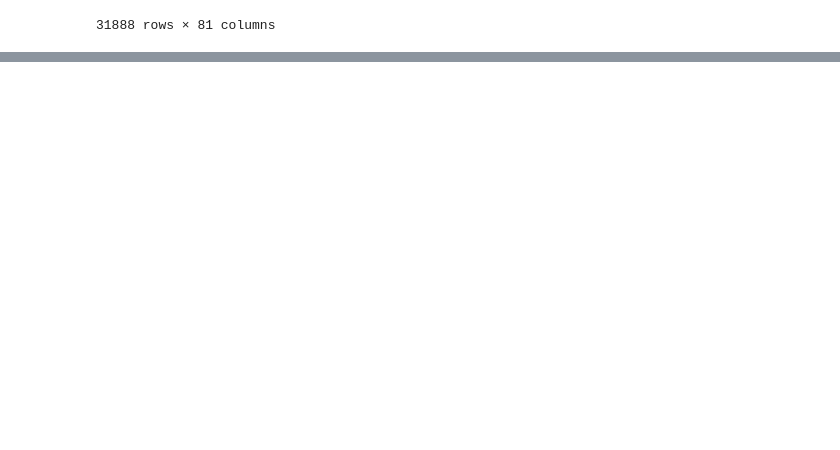
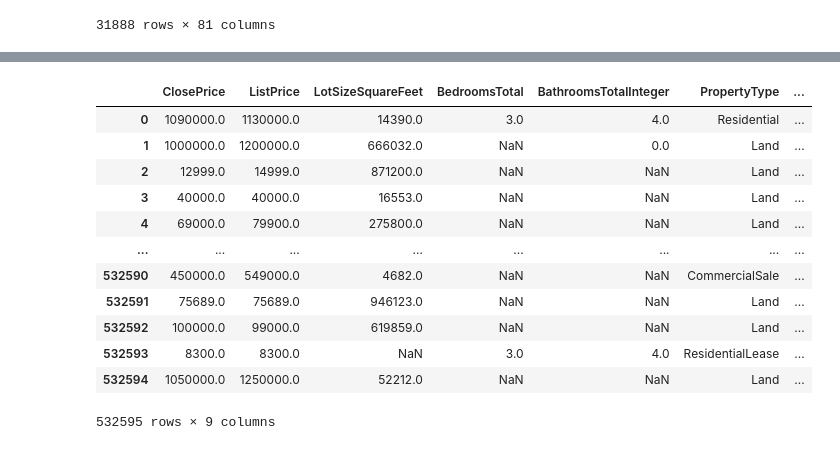
Before and after one commit to DeeptiKhetan/idx-data-analyst, a Jupyter notebook: analysis.ipynb, the cells around one changed output, grey strips where cells are left out. Saved outputs shown, nothing was run; the diff lists cells and outputs as text; code cells hidden in the pictures; blank space fills up the shorter version.

```diff
--- a/analysis.ipynb
+++ b/analysis.ipynb
@@ -87,0 +148,17 @@ df_listings
+# %%
+df_sold_new = df_sold[["ClosePrice","ListPrice", "LotSizeSquareFeet","BedroomsTotal", "BathroomsTotalInteger","PropertyType", "BuyerAgentAOR", "ListAgentAOR", "DaysOnMarket"]].copy()
+df_sold_new
+# %% [output]
+|  | ClosePrice | ListPrice | LotSizeSquareFeet | BedroomsTotal | BathroomsTotalInteger | PropertyType | ... |
+| 0 | 1090000.0 | 1130000.0 | 14390.0 | 3.0 | 4.0 | Residential | ... |
+| 1 | 1000000.0 | 1200000.0 | 666032.0 | NaN | 0.0 | Land | ... |
+| 2 | 12999.0 | 14999.0 | 871200.0 | NaN | NaN | Land | ... |
+| 3 | 40000.0 | 40000.0 | 16553.0 | NaN | NaN | Land | ... |
+| 4 | 69000.0 | 79900.0 | 275800.0 | NaN | NaN | Land | ... |
+| ... | ... | ... | ... | ... | ... | ... | ... |
+| 532590 | 450000.0 | 549000.0 | 4682.0 | NaN | NaN | CommercialSale | ... |
+| 532591 | 75689.0 | 75689.0 | 946123.0 | NaN | NaN | Land | ... |
+| 532592 | 100000.0 | 99000.0 | 619859.0 | NaN | NaN | Land | ... |
+| 532593 | 8300.0 | 8300.0 | NaN | 3.0 | 4.0 | ResidentialLease | ... |
+| 532594 | 1050000.0 | 1250000.0 | 52212.0 | NaN | NaN | Land | ... |
+532595 rows × 9 columns
```
Also changed, not shown: parts of 12 cells of this notebook.
